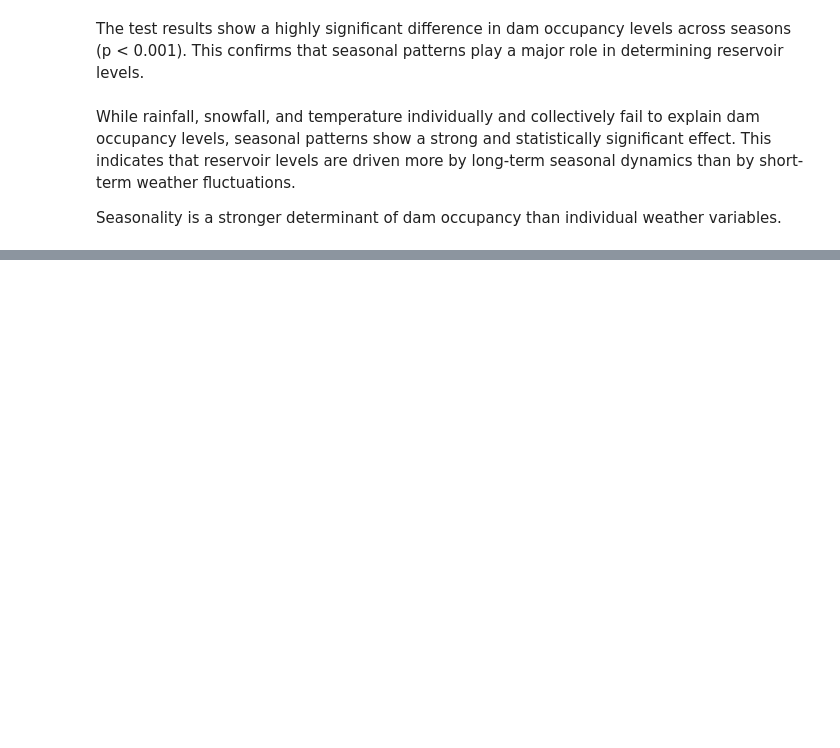
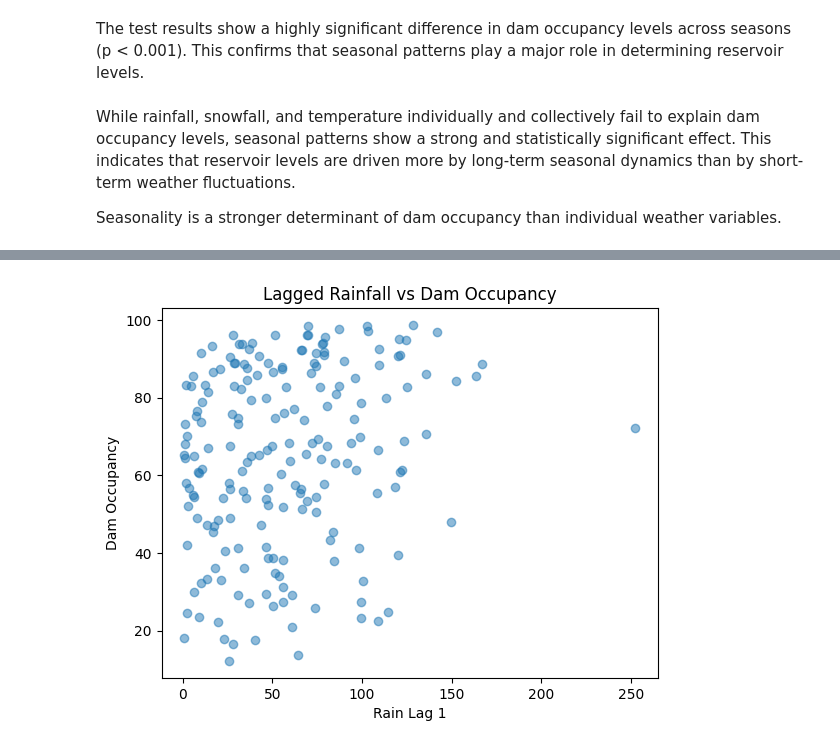
Before and after one commit to aysenuruyar-rgb/DSA210-Proj, a Jupyter notebook: notebook/03_hypothesis_tests.ipynb, the cells around one changed output, grey strips where cells are left out. Cells and saved outputs as stored; diff of their text form; code cells hidden in the pictures; blank space fills up the shorter version.

```diff
--- a/notebook/03_hypothesis_tests.ipynb
+++ b/notebook/03_hypothesis_tests.ipynb
@@ -145,3 +145,11 @@ The test results show a highly significant difference in dam occupancy levels ac
 While rainfall, snowfall, and temperature individually and collectively fail to explain dam occupancy levels, seasonal patterns show a strong and statistically significant effect. This indicates that reservoir levels are driven more by long-term seasonal dynamics than by short-term weather fluctuations.
 
 Seasonality is a stronger determinant of dam occupancy than individual weather variables.
+# %%
+import pandas as pd
+import numpy as np
+from scipy import stats
+from sklearn.linear_model import LinearRegression
+
+df = pd.read_csv("featured_dataset.csv", index_col=0)
+df.index = pd.to_datetime(df.index)
@@ -147,0 +226,21 @@ Seasonality is a stronger determinant of dam occupancy than individual weather v
+# %%
+def get_season(month):
+    if month in [12,1,2]:
+        return "Winter"
+    elif month in [3,4,5]:
+        return "Spring"
+    elif month in [6,7,8]:
+        return "Summer"
+    else:
+        return "Fall"
+
+df["season"] = df["month"].apply(get_season)
+
+winter = df[df["season"]=="Winter"]["GENERAL_DAM_OCCUPANCY_RATE"]
+spring = df[df["season"]=="Spring"]["GENERAL_DAM_OCCUPANCY_RATE"]
+summer = df[df["season"]=="Summer"]["GENERAL_DAM_OCCUPANCY_RATE"]
+fall   = df[df["season"]=="Fall"]["GENERAL_DAM_OCCUPANCY_RATE"]
+
+f_stat, p_value = stats.f_oneway(winter, spring, summer, fall)
+
+print("p-value:", p_value)
@@ -147,0 +267,10 @@ Seasonality is a stronger determinant of dam occupancy than individual weather v
+# %%
+import matplotlib.pyplot as plt
+
+plt.scatter(df["rain_lag_1"], df["GENERAL_DAM_OCCUPANCY_RATE"], alpha=0.5)
+plt.xlabel("Rain Lag 1")
+plt.ylabel("Dam Occupancy")
+plt.title("Lagged Rainfall vs Dam Occupancy")
+plt.show()
+# %% [output]
+[figure, added]
```
Also changed, not shown: parts of 10 cells of this notebook.
